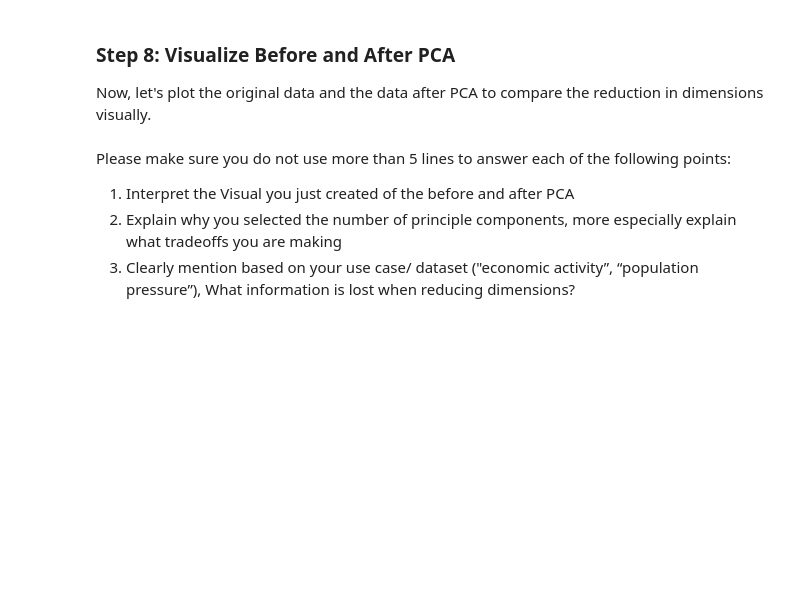
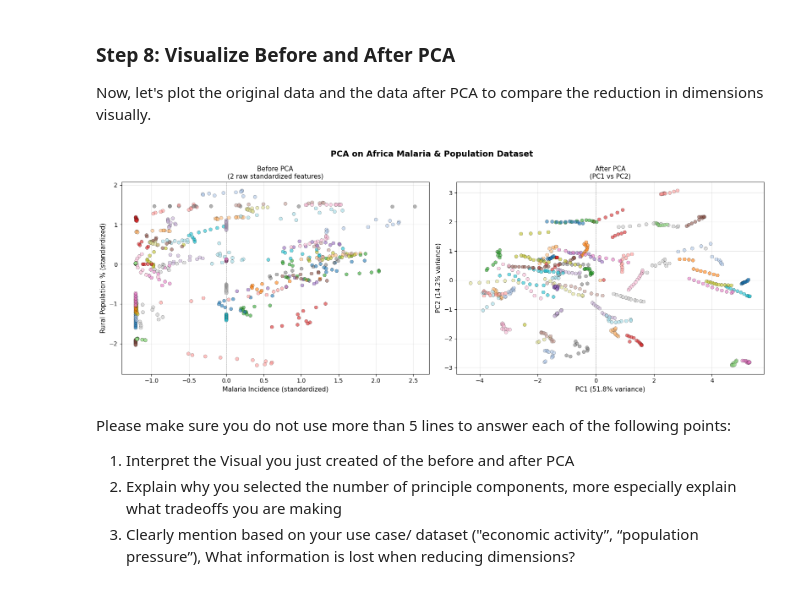
Before and after one commit to ingdia/alu-advanced-linear-algebra-PCA., a Jupyter notebook: PCA_Formative_1[Groupe32_cohort1].ipynb, the cells around one changed output. Saved outputs shown, nothing was run; the diff lists cells and outputs as text; code cells hidden in the pictures; blank space fills up the shorter version.

```diff
--- a/PCA_Formative_1[Groupe32_cohort1].ipynb
+++ b/PCA_Formative_1[Groupe32_cohort1].ipynb
@@ -183,0 +183,20 @@ reduced_data[:5]
+# %%
+# Step 6: Project Data onto Principal Components
+
+# Dynamically select number of components that explain at least 85% variance
+threshold = 0.85
+num_components = int(np.argmax(cumulative_variance >= threshold) + 1)
+
+print(f"Number of components selected: {num_components}")
+print(f"Cumulative variance explained: {cumulative_variance[num_components - 1] * 100:.2f}%")
+
+# Build the projection matrix W using the top-k eigenvectors
+# sorted_eigenvectors columns are already sorted — just slice the first num_components
+W = sorted_eigenvectors[:, :num_components]          # shape: (12, 5)
+
+# Project: multiply standardized data by W
+reduced_data = np.dot(standardized_data, W)
+
+print("Projection matrix W shape:", W.shape)
+print("\nFirst 5 rows of reduced data:")
+print(np.round(reduced_data[:5], 4))
@@ -202,3 +240,46 @@ Now, let's plot the original data and the data after PCA to compare the reductio
+# %%
+# Step 8: Visualize Before and After PCA
+
+# Encode country names as integers for colouring
+unique_countries  = np.unique(country_name)
+country_index_map = {name: idx for idx, name in enumerate(unique_countries)}
+country_encoded   = np.array([country_index_map[c] for c in country_name])
+colors            = plt.cm.tab20(country_encoded / max(country_encoded.max(), 1))
+
+fig, axes = plt.subplots(1, 2, figsize=(16, 6))
+fig.suptitle('PCA on Africa Malaria & Population Dataset', fontsize=14, fontweight='bold')
+
+# LEFT: Before PCA — col 0 (malaria incidence) vs col 2 (rural population %)
+axes[0].scatter(
+    standardized_data[:, 0],
+    standardized_data[:, 2],
+    c=colors, alpha=0.6, edgecolors='k', linewidths=0.3, s=35
+)
+axes[0].set_xlabel('Malaria Incidence (standardized)', fontsize=11)
+axes[0].set_ylabel('Rural Population % (standardized)', fontsize=11)
+axes[0].set_title('Before PCA\n(2 raw standardized features)', fontsize=11)
+axes[0].axhline(0, color='grey', linewidth=0.5, linestyle='--')
+axes[0].axvline(0, color='grey', linewidth=0.5, linestyle='--')
+axes[0].grid(True, alpha=0.3)
+
+# RIGHT: After PCA — PC1 vs PC2
+axes[1].scatter(
+    reduced_data[:, 0],
+    reduced_data[:, 1],
+    c=colors, alpha=0.6, edgecolors='k', linewidths=0.3, s=35
+)
+axes[1].set_xlabel(f'PC1 ({explained_variance_ratio[0]*100:.1f}% variance)', fontsize=11)
+axes[1].set_ylabel(f'PC2 ({explained_variance_ratio[1]*100:.1f}% variance)', fontsize=11)
+axes[1].set_title('After PCA\n(PC1 vs PC2)', fontsize=11)
+axes[1].axhline(0, color='grey', linewidth=0.5, linestyle='--')
+axes[1].axvline(0, color='grey', linewidth=0.5, linestyle='--')
+axes[1].grid(True, alpha=0.3)
+
+plt.tight_layout()
+plt.savefig('pca_before_after.png', dpi=150, bbox_inches='tight')
+plt.show()
+# %% [output]
+[figure, added]
 # %% [markdown]
 Please make sure you do not use more than 5 lines to answer each of the following points:
 
```
Also changed, not shown: parts of 12 cells of this notebook.
